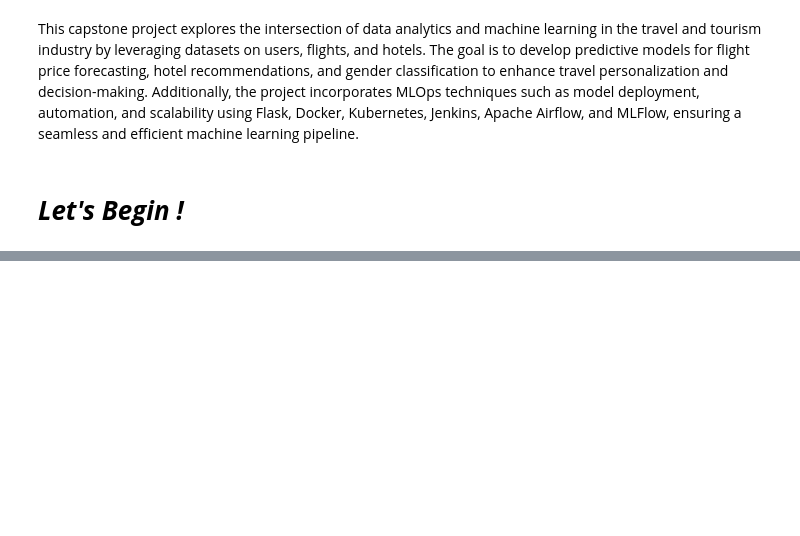
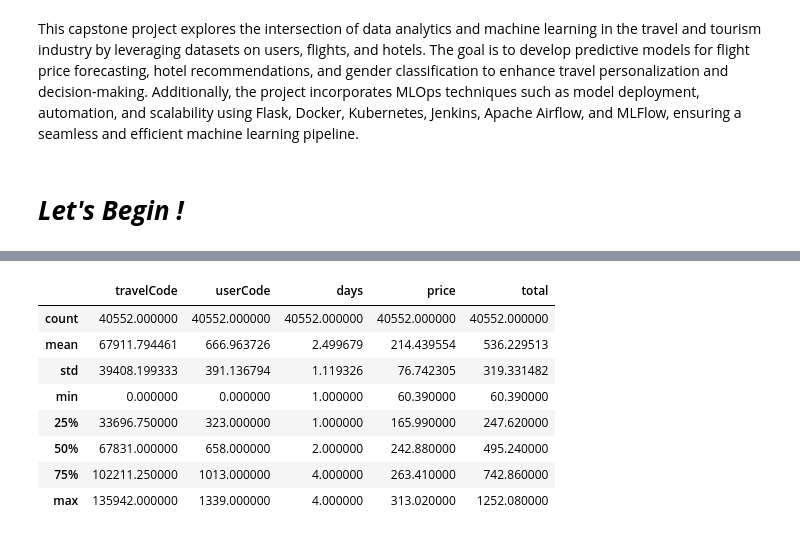
Before and after one commit to Ayushx29/Voyage-Analytics-Integrating-MLOps-in-Travel-Productionization-of-ML-Systems, a Jupyter notebook: Hotel_Prediction.ipynb, the cells around one changed output, grey strips where cells are left out. Cells and saved outputs as stored; diff of their text form; code cells hidden in the pictures; blank space fills up the shorter version.

```diff
--- a/Hotel_Prediction.ipynb
+++ b/Hotel_Prediction.ipynb
@@ -44,0 +72,12 @@ from sklearn.metrics import accuracy_score
+# %%
+hotel.describe()
+# %% [output]
+|  | travelCode | userCode | days | price | total |
+| count | 40552.000000 | 40552.000000 | 40552.000000 | 40552.000000 | 40552.000000 |
+| mean | 67911.794461 | 666.963726 | 2.499679 | 214.439554 | 536.229513 |
+| std | 39408.199333 | 391.136794 | 1.119326 | 76.742305 | 319.331482 |
+| min | 0.000000 | 0.000000 | 1.000000 | 60.390000 | 60.390000 |
+| 25% | 33696.750000 | 323.000000 | 1.000000 | 165.990000 | 247.620000 |
+| 50% | 67831.000000 | 658.000000 | 2.000000 | 242.880000 | 495.240000 |
+| 75% | 102211.250000 | 1013.000000 | 4.000000 | 263.410000 | 742.860000 |
+| max | 135942.000000 | 1339.000000 | 4.000000 | 313.020000 | 1252.080000 |
```
Also changed, not shown: parts of 15 cells of this notebook.
